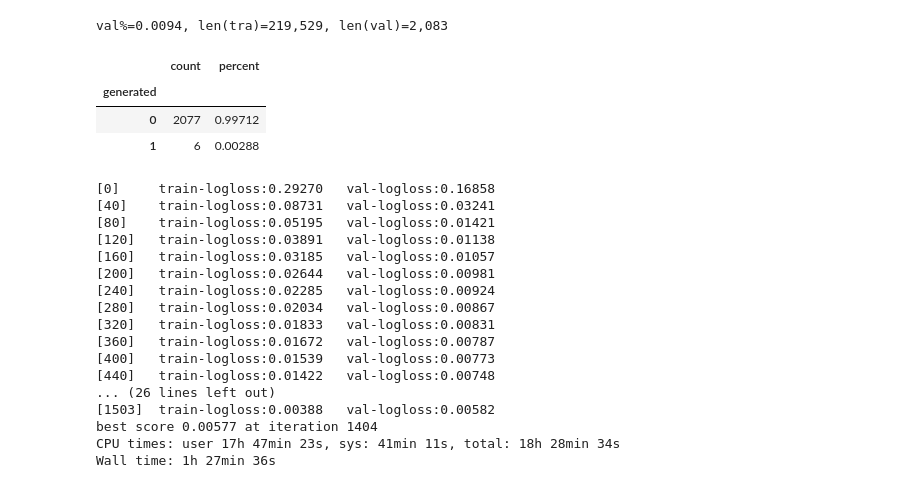
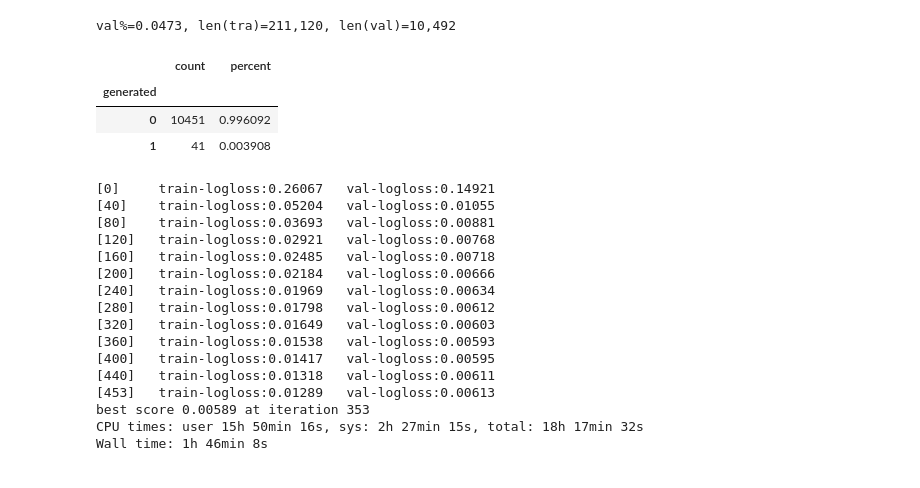
Before and after one commit to seahrh/kaggle-detect-ai-generated-text-2023, a Jupyter notebook: 30_xgb.ipynb, the cells around one changed output. Saved outputs shown, nothing was run; the diff lists cells and outputs as text; code cells hidden in the pictures.

```diff
--- a/30_xgb.ipynb
+++ b/30_xgb.ipynb
@@ -59,28 +60,30 @@ print(f"{len(features)} features\n{features[:100]}")
 # %%
 #X_train, X_test, y_train, y_test = train_test_split(tra[features], tra[label], test_size=0.2)
 
-th=0.23
-tra = df[df["white_sim"]>=th]
-val = df[df["white_sim"]<th]
+th = 0.29
+tra = df[df["white_sim"]>=th].copy()
+val = df[df["white_sim"]<th].copy()
 t = len(tra)
 v = len(val)
 n = t+v
 print(f"val%={v/n:.4f}, len(tra)={t:,}, len(val)={v:,}")
+del df
+gc.collect()
 dtrain = xgb.DMatrix(tra[features], tra[label], enable_categorical=False)
 dval = xgb.DMatrix(val[features], val[label], enable_categorical=False)
 pdx.value_counts(val[label])
 # %% [output]
-val%=0.0094, len(tra)=219,529, len(val)=2,083
+val%=0.0473, len(tra)=211,120, len(val)=10,492
 |  | count | percent |
 | generated |  |  |
-| 0 | 2077 | 0.99712 |
-| 1 | 6 | 0.00288 |
+| 0 | 10451 | 0.996092 |
+| 1 | 41 | 0.003908 |
 # %%
 %%time
 model = xgb.train(
    params={
        "objective": objective,
-       "learning_rate": 5e-2,
+       "learning_rate": 0.2,
        "min_child_weight": 20,
        "colsample_bytree": 0.5,
        "max_depth": 6,
@@ -94,23 +97,22 @@ model = xgb.train(
 print(f"best score {model.best_score:.5f} at iteration {model.best_iteration}")
 model.save_model(f"{job_dir}/model.json")
 # %% [output]
-[0]     train-logloss:0.29270   val-logloss:0.16858
-[40]    train-logloss:0.08731   val-logloss:0.03241
-[80]    train-logloss:0.05195   val-logloss:0.01421
-[120]   train-logloss:0.03891   val-logloss:0.01138
-[160]   train-logloss:0.03185   val-logloss:0.01057
-[200]   train-logloss:0.02644   val-logloss:0.00981
-[240]   train-logloss:0.02285   val-logloss:0.00924
-[280]   train-logloss:0.02034   val-logloss:0.00867
-[320]   train-logloss:0.01833   val-logloss:0.00831
-[360]   train-logloss:0.01672   val-logloss:0.00787
-[400]   train-logloss:0.01539   val-logloss:0.00773
-[440]   train-logloss:0.01422   val-logloss:0.00748
-... (26 lines left out)
-[1503]  train-logloss:0.00388   val-logloss:0.00582
-best score 0.00577 at iteration 1404
-CPU times: user 17h 47min 23s, sys: 41min 11s, total: 18h 28min 34s
-Wall time: 1h 27min 36s
+[0]     train-logloss:0.26067   val-logloss:0.14921
+[40]    train-logloss:0.05204   val-logloss:0.01055
+[80]    train-logloss:0.03693   val-logloss:0.00881
+[120]   train-logloss:0.02921   val-logloss:0.00768
+[160]   train-logloss:0.02485   val-logloss:0.00718
+[200]   train-logloss:0.02184   val-logloss:0.00666
+[240]   train-logloss:0.01969   val-logloss:0.00634
+[280]   train-logloss:0.01798   val-logloss:0.00612
+[320]   train-logloss:0.01649   val-logloss:0.00603
+[360]   train-logloss:0.01538   val-logloss:0.00593
+[400]   train-logloss:0.01417   val-logloss:0.00595
+[440]   train-logloss:0.01318   val-logloss:0.00611
+[453]   train-logloss:0.01289   val-logloss:0.00613
+best score 0.00589 at iteration 353
+CPU times: user 15h 50min 16s, sys: 2h 27min 15s, total: 18h 17min 32s
+Wall time: 1h 46min 8s
 # %%
 %%time
 y_true = val[label].tolist()
```
Also changed, not shown: parts of 6 cells of this notebook, 3 other files.
